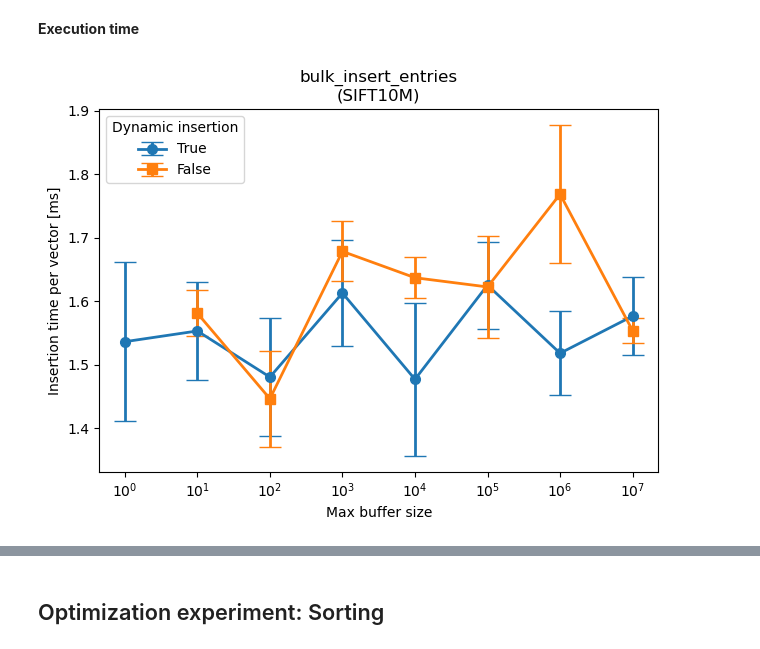
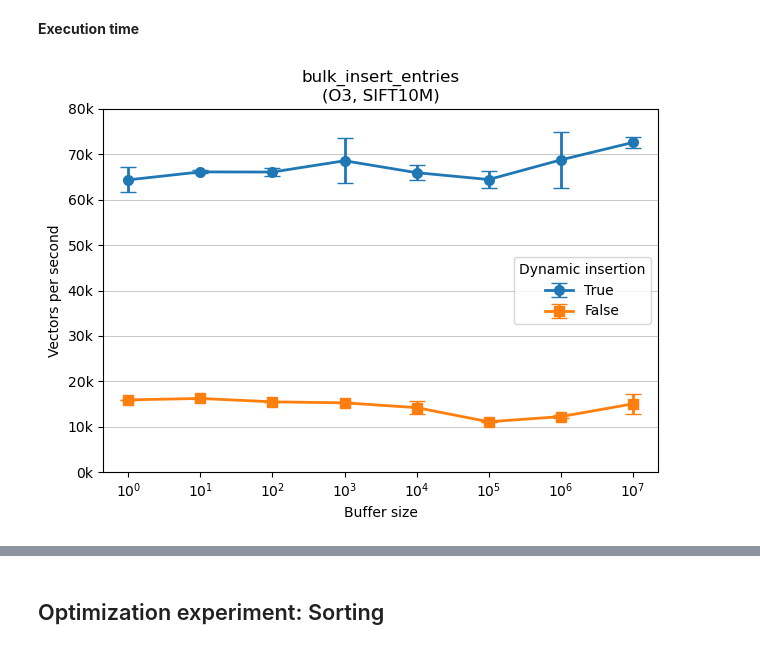
Before and after one commit to TimonFercho/ann-distributed-key-value-store, a Jupyter notebook: evaluation/evaluation.ipynb, the cells around one changed output, grey strips where cells are left out. Saved outputs shown, nothing was run; the diff lists cells and outputs as text; code cells hidden in the pictures.

```diff
--- a/evaluation/evaluation.ipynb
+++ b/evaluation/evaluation.ipynb
@@ -192,7 +262,9 @@ def plot(df,
          xaxis_locator=ticker.LogLocator(base=2),
          xaxis_formatter=ticker.FormatStrFormatter('%d'),
          subtitle='',
-         scatter=False):
+         scatter=False,
+         yaxis_bottom=None,
+         yaxis_top=None):
 
     if mode == 'n_probes':
         x_col = 'n_probes'
@@ -206,9 +278,9 @@ def plot(df,
         legend_title = 'Number of probes'
     elif mode == 'max_n_threads':
         x_col = 'max_n_threads'
-        series_col = 'O'
+        series_col = 'OMP_SCHEDULE'
         x_label = 'Maximum number of threads'
-        legend_title = 'Optimization level'
+        legend_title = 'OpenMP Schedule'
     elif mode == 'n_results':
         x_col = 'n_results'
         series_col = 'n_probes'
@@ -217,7 +289,7 @@ def plot(df,
     elif mode == 'MAX_BUFFER_SIZE':
         x_col = 'MAX_BUFFER_SIZE'
         series_col = 'DYNAMIC_INSERTION'
-        x_label = 'Max buffer size'
+        x_label = 'Buffer size'
         legend_title = 'Dynamic insertion'
     else:
         raise ValueError(f'Invalid value for plot: {plot}')
@@ -225,12 +297,14 @@ def plot(df,
     ax.set_prop_cycle(marker_cycler)
     title_txt = f'{title}\n{subtitle}' if subtitle else title
     ax.set_title(title_txt)
+
+    # plot
     sorted_uniques = sorted(df[series_col].unique())
     for label in reversed(sorted_uniques):
         params = {'markersize': 7, 'lw': 2, 'label': f'{label}'}
         df_subset = df[df[series_col] == label]
         if yerr_col:
-            params = {**params, 'capsize': 8, 'capthick': 1}
+            params = {**params, 'capsize': 6, 'capthick': 1}
             ax.errorbar(x=df_subset[x_col],
                         y=df_subset[y_col],
                         yerr=df_subset[yerr_col],
@@ -241,18 +315,27 @@ def plot(df,
         else:
             ax.plot(df_subset[x_col], df_subset[y_col], **params)
 
+    # x axis
     ax.set_xlabel(x_label)
     ax.set_xscale('log')
     ax.xaxis.set_major_locator(xaxis_locator)
     ax.xaxis.set_major_formatter(xaxis_formatter)
     ax.xaxis.set_minor_locator(ticker.NullLocator())
 
+    # y axis
     if yaxis_log:
         ax.set_yscale('log')
+        if yaxis_bottom == 0:
+            yaxis_bottom = 1e-5;
     ax.set_ylabel(ylabel)
     ax.yaxis.set_major_formatter(yformatter)
+    ax.set_ylim(top=yaxis_top, bottom=yaxis_bottom)
 
+    # legend
     ax.legend(title=legend_title, loc=legend_loc)
+
+    # grid
+    ax.grid(axis = 'y', linewidth = 0.5)
 
     plt.show()
 
@@ -265,13 +348,15 @@ marker_cycler = cycler(
     marker=['o', 's', '^', 'd', '*', '+', 'x', 'v', 'p', 'h'])
 
 s_to_ms_formatter = ticker.FuncFormatter(
-    lambda x, pos: '{:.1f}'.format(x * 1000).rstrip('0').rstrip('.'))
+    lambda x, pos: '{:.2f}'.format(x * 1e3).rstrip('0').rstrip('.'))
 s_to_us_formatter = ticker.FuncFormatter(
-    lambda x, pos: '{:0.1f}'.format(x * 1e6).rstrip('0').rstrip('.'))
+    lambda x, pos: '{:0.2f}'.format(x * 1e6).rstrip('0').rstrip('.'))
 mb_to_gb_formatter = ticker.FuncFormatter(
     lambda x, pos: '{:0.1f}'.format(x / 2**10).rstrip('0').rstrip('.'))
+to_k_formatter = ticker.FuncFormatter(lambda x, pos: '{:0.1f}'.format(x / 1e3).rstrip('0').rstrip('.') + 'k')
 speedup_formatter = ticker.FuncFormatter(
-    lambda x, pos: '{:0.1f}'.format(x).rstrip('0').rstrip('.'))
+    lambda x, pos: '{:0.2f}'.format(x).rstrip('0').rstrip('.'))
+
 
 base10_locator = ticker.LogLocator(base=10)
 base10_formatter = ticker.LogFormatterSciNotation(base=10)
@@ -302,18 +372,8 @@ def get_speedup(old_df, new_df, column, invert=False):
 # `bulk_insert_entries`
 # %% [markdown]
 ## Finding the optimal insertion strategy and buffer size
-# %%
-def merge_results(subdir, filter_file, format):
-    results = []
-    for f in os.listdir(join('benchmarks', subdir)):
-        if filter_file(f):
-            params = get_file_params(f)
-            for result in parse_xml(subdir, f, format=format):
-                result.update(params)
-                results.append(result)
-    return results
 # %%
-bie_sift10m_df = results_to_df(merge_results('insertion strategy and buffer size', lambda f: 'SIFT10M' in f, 'throughput'), dataset='SIFT10M')
+bie_sift10m_df = results_to_df(merge_results('insertion strategy and buffer size', lambda f: 'SIFT10M' in f and ' O=3 ' in f, 'throughput'), dataset='SIFT10M', mode="bulk_insert_entries")
 bie_sift10m_df = bie_sift10m_df.sort_values(['DYNAMIC_INSERTION', 'MAX_BUFFER_SIZE'])
 bie_sift10m_df
 # %% [output]
@@ -354,6 +398,6 @@ bie_sift100m_df
 # %% [markdown]
 **Execution time**
 # %%
-plot(bie_sift10m_df, 'mean', 'Insertion time per vector [ms]', 'bulk_insert_entries', subtitle='(SIFT10M)', yerr_col='std', mode='MAX_BUFFER_SIZE', xaxis_locator=base10_locator, yformatter=s_to_ms_formatter, xaxis_formatter=base10_formatter)
+plot(bie_sift10m_df, 'vectors_per_s', 'Vectors per second', 'bulk_insert_entries', subtitle='(O3, SIFT10M)', yerr_col='vectors_per_s_std', mode='MAX_BUFFER_SIZE', xaxis_locator=base10_locator, yformatter=to_k_formatter, xaxis_formatter=base10_formatter, yaxis_bottom=0, yaxis_top=80e3)
 # %% [output]
-[figure, old version]
+[figure, new version]
```
Also changed, not shown: parts of 75 cells of this notebook.
